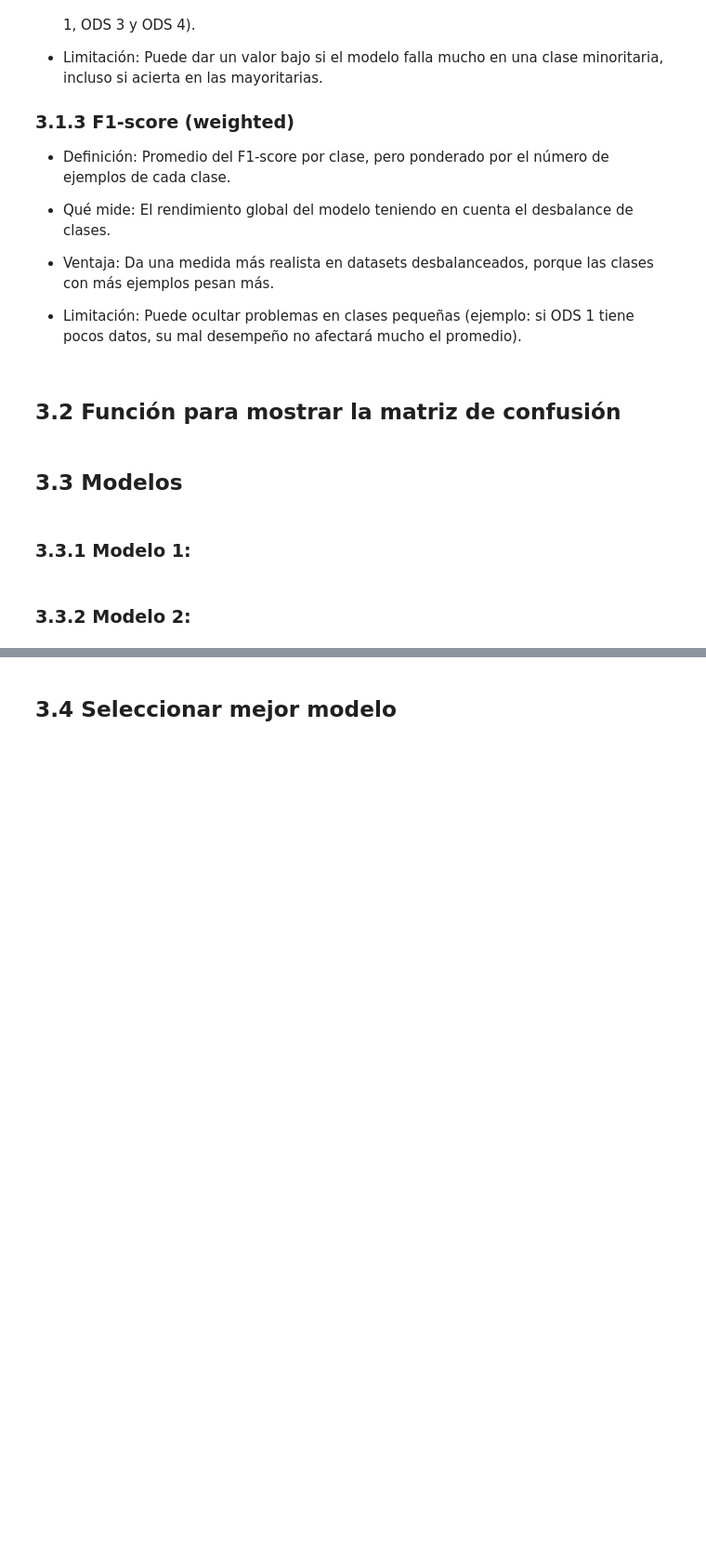
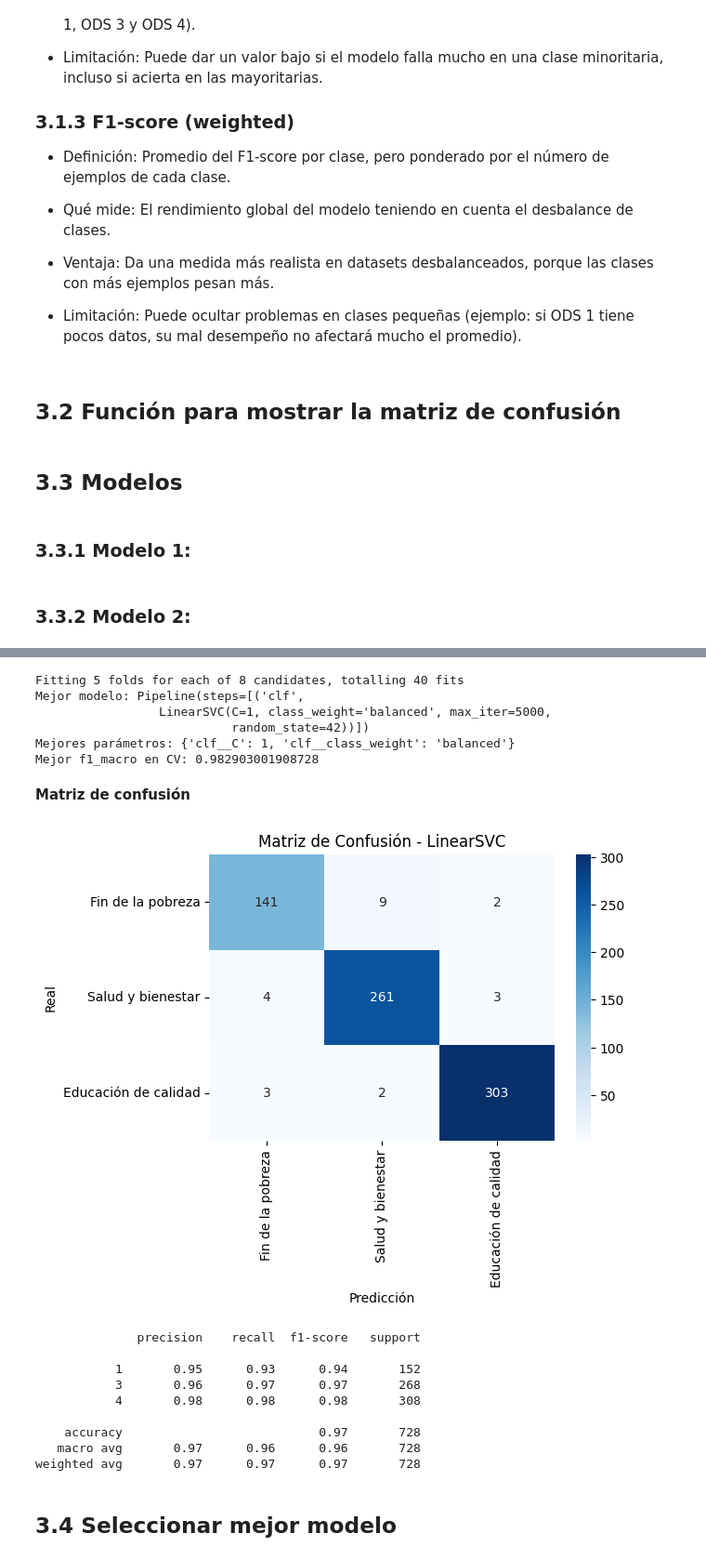
Before and after one commit to JFH000/proyecto1-bi, a Jupyter notebook: etapa1/entendimiento de datos.ipynb, the cells around one changed output, grey strips where cells are left out. Shown at 93% size. Drawn from its saved outputs; the diff is of its cells as text; code cells hidden in the pictures; blank space fills up the shorter version.

```diff
--- a/etapa1/entendimiento de datos.ipynb
+++ b/etapa1/entendimiento de datos.ipynb
@@ -288,2 +316,53 @@ def plot_confusion_matrix(y_true, y_pred, clases, titulo="Matriz de Confusión")
+# %%
+pipeline = Pipeline([
+    ('clf', LinearSVC(random_state=42, max_iter=5000))
+])
+
+param_grid = {
+    'clf__C': [0.01, 0.1, 1, 10],
+    'clf__class_weight': [None, 'balanced']
+}
+
+grid_search = GridSearchCV(
+    pipeline,
+    param_grid,
+    cv=5,
+    # scoring='u',
+    n_jobs=-1,
+    verbose=2
+)
+
+grid_search.fit(X_train_vec, y_train)
+
+print("Mejor modelo:", grid_search.best_estimator_)
+print("Mejores parámetros:", grid_search.best_params_)
+print("Mejor f1_macro en CV:", grid_search.best_score_)
+# %% [output]
+Fitting 5 folds for each of 8 candidates, totalling 40 fits
+Mejor modelo: Pipeline(steps=[('clf',
+                 LinearSVC(C=1, class_weight='balanced', max_iter=5000,
+                           random_state=42))])
+Mejores parámetros: {'clf__C': 1, 'clf__class_weight': 'balanced'}
+Mejor f1_macro en CV: 0.982903001908728
+# %% [markdown]
+**Matriz de confusión**
+# %%
+
+y_pred = grid_search.predict(X_test_vec)
+
+plot_confusion_matrix(y_test, y_pred, clases=[dict_ods[i] for i in sorted(dict_ods.keys())], titulo="Matriz de Confusión - LinearSVC")
+
+print(classification_report(y_test, y_pred))
+# %% [output]
+[figure, added]
+              precision    recall  f1-score   support
+
+           1       0.95      0.93      0.94       152
+           3       0.96      0.97      0.97       268
+           4       0.98      0.98      0.98       308
+
+    accuracy                           0.97       728
+   macro avg       0.97      0.96      0.96       728
+weighted avg       0.97      0.97      0.97       728
 # %% [markdown]
 ## 3.4 Seleccionar mejor modelo
```
Also changed, not shown: parts of 12 cells of this notebook.
